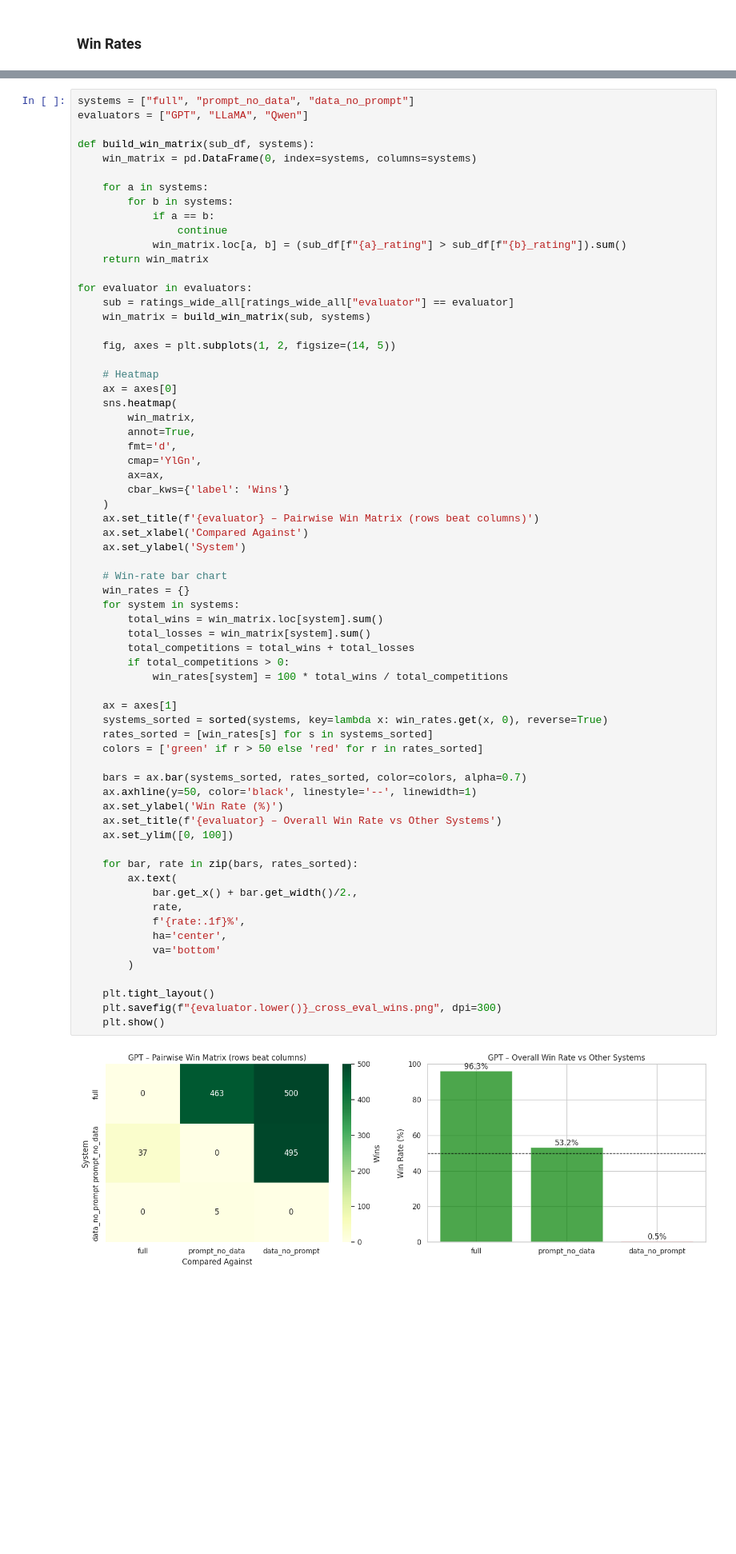
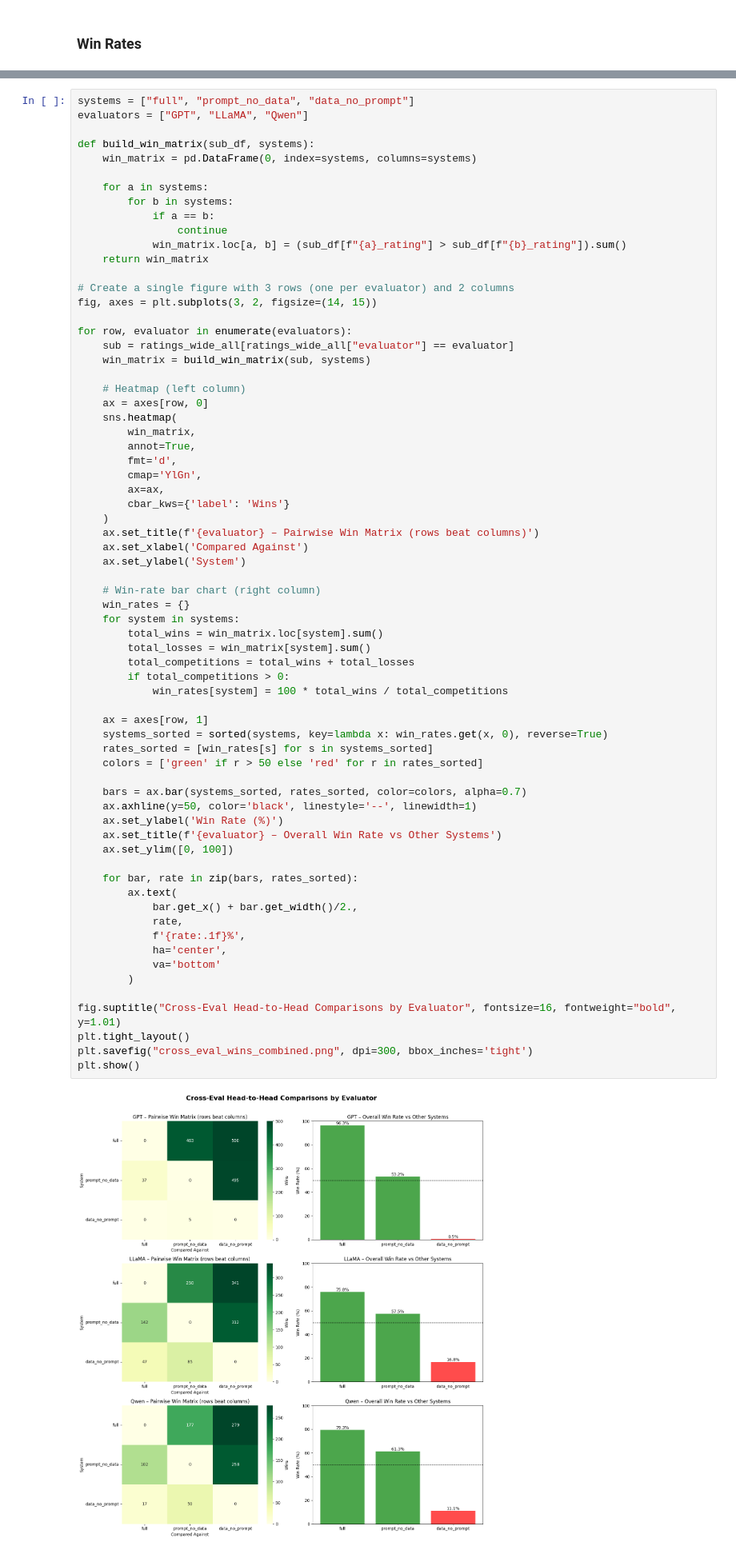
Before and after one commit to wisdom-okwen/autoeval_chatbot, a Jupyter notebook: analysis/cross_eval_analysis.ipynb, the cells around one changed output, grey strips where cells are left out. Shown at 80% size. Saved outputs shown, nothing was run; the diff lists cells and outputs as text; blank space fills up the shorter version.

```diff
--- a/analysis/cross_eval_analysis.ipynb
+++ b/analysis/cross_eval_analysis.ipynb
@@ -276,14 +277,15 @@ def build_win_matrix(sub_df, systems):
             win_matrix.loc[a, b] = (sub_df[f"{a}_rating"] > sub_df[f"{b}_rating"]).sum()
     return win_matrix
 
-for evaluator in evaluators:
+# Create a single figure with 3 rows (one per evaluator) and 2 columns
+fig, axes = plt.subplots(3, 2, figsize=(14, 15))
+
+for row, evaluator in enumerate(evaluators):
     sub = ratings_wide_all[ratings_wide_all["evaluator"] == evaluator]
     win_matrix = build_win_matrix(sub, systems)
 
-    fig, axes = plt.subplots(1, 2, figsize=(14, 5))
-
-    # Heatmap
-    ax = axes[0]
+    # Heatmap (left column)
+    ax = axes[row, 0]
     sns.heatmap(
         win_matrix,
         annot=True,
@@ -296,37 +298,38 @@ for evaluator in evaluators:
     ax.set_xlabel('Compared Against')
     ax.set_ylabel('System')
 
-    # Win-rate bar chart
+    # Win-rate bar chart (right column)
     win_rates = {}
     for system in systems:
         total_wins = win_matrix.loc[system].sum()
         total_losses = win_matrix[system].sum()
         total_competitions = total_wins + total_losses
         if total_competitions > 0:
             win_rates[system] = 100 * total_wins / total_competitions
 
-    ax = axes[1]
+    ax = axes[row, 1]
     systems_sorted = sorted(systems, key=lambda x: win_rates.get(x, 0), reverse=True)
     rates_sorted = [win_rates[s] for s in systems_sorted]
     colors = ['green' if r > 50 else 'red' for r in rates_sorted]
 
     bars = ax.bar(systems_sorted, rates_sorted, color=colors, alpha=0.7)
     ax.axhline(y=50, color='black', linestyle='--', linewidth=1)
     ax.set_ylabel('Win Rate (%)')
     ax.set_title(f'{evaluator} – Overall Win Rate vs Other Systems')
     ax.set_ylim([0, 100])
 
     for bar, rate in zip(bars, rates_sorted):
         ax.text(
             bar.get_x() + bar.get_width()/2.,
             rate,
             f'{rate:.1f}%',
             ha='center',
             va='bottom'
         )
 
-    plt.tight_layout()
-    plt.savefig(f"{evaluator.lower()}_cross_eval_wins.png", dpi=300)
-    plt.show()
+fig.suptitle("Cross-Eval Head-to-Head Comparisons by Evaluator", fontsize=16, fontweight="bold", y=1.01)
+plt.tight_layout()
+plt.savefig("cross_eval_wins_combined.png", dpi=300, bbox_inches='tight')
+plt.show()
 # %% [output]
-[figure, old version]
+[figure, new version]
```
Also changed, not shown: parts of 3 cells of this notebook, 4 other files.
